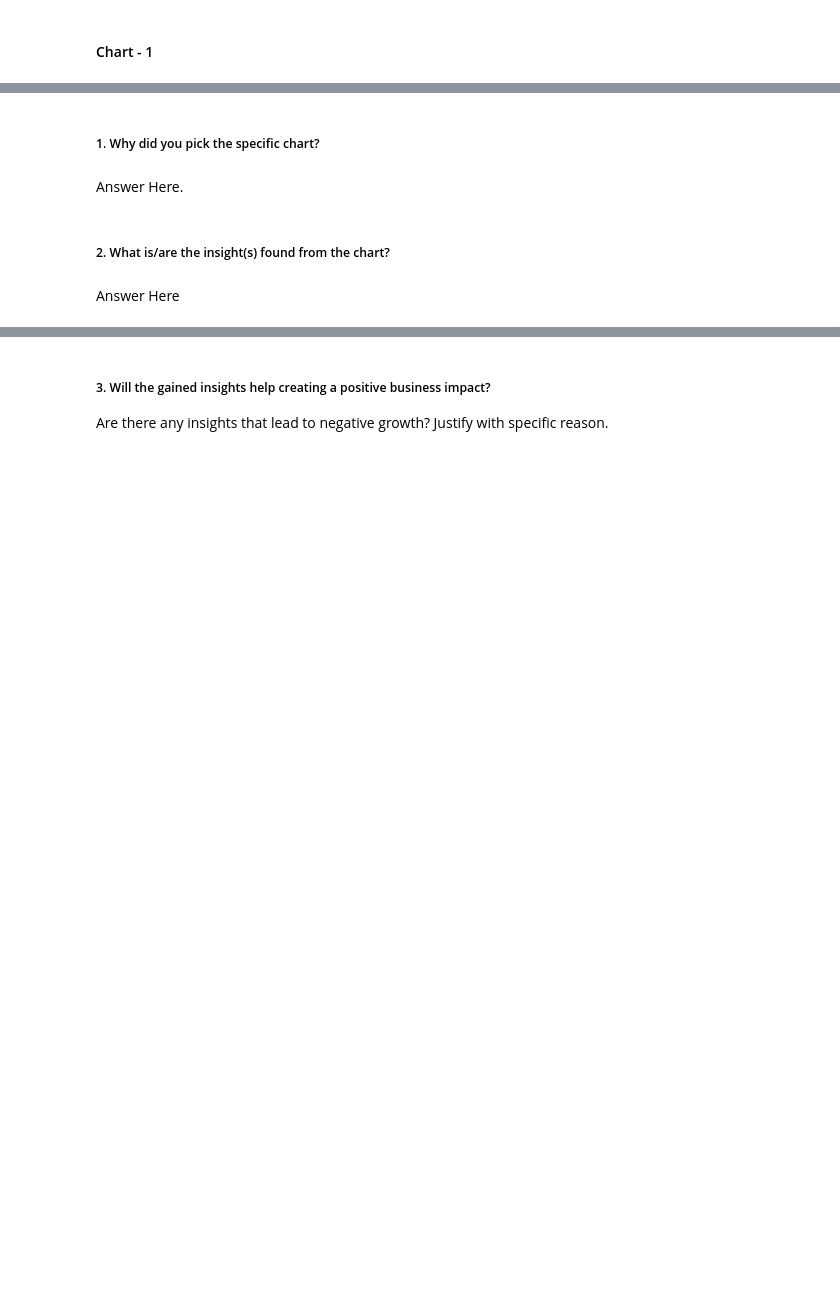
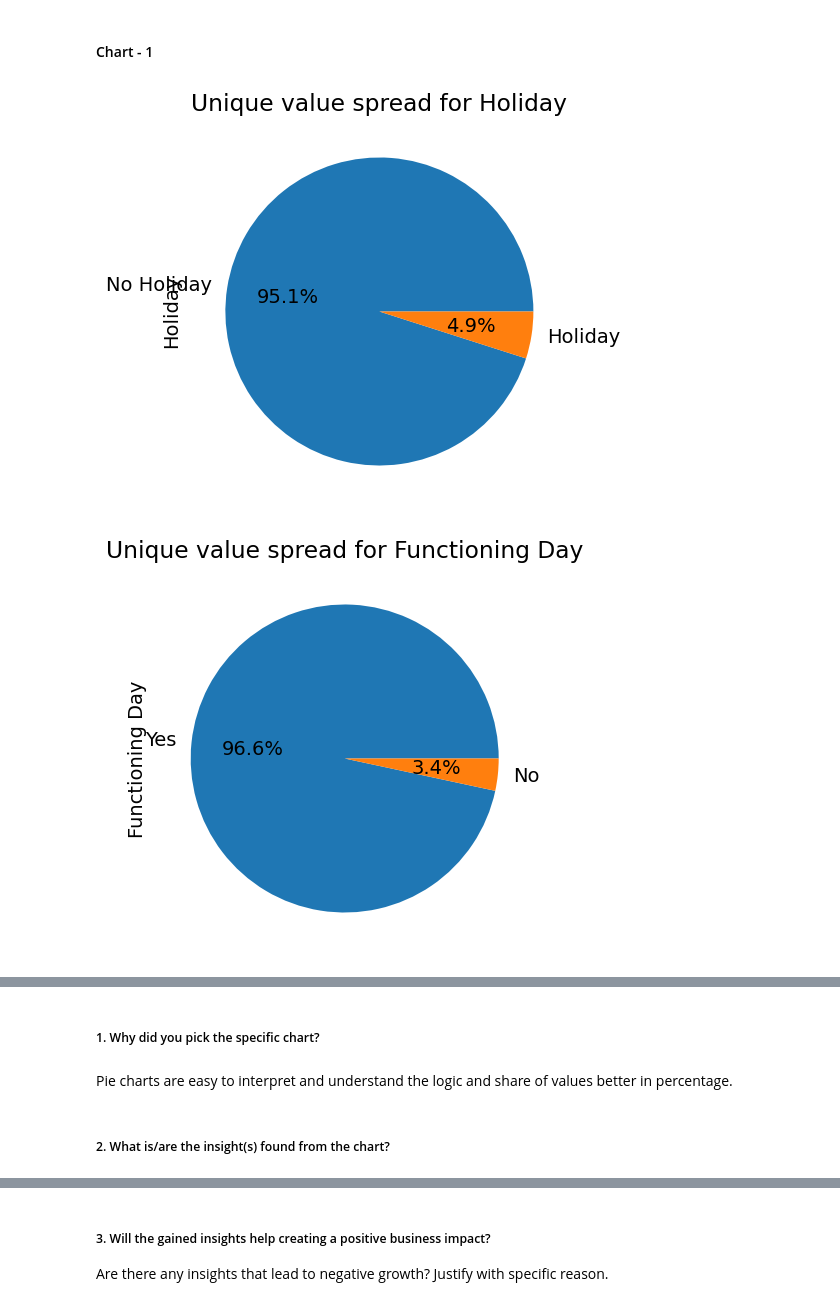
Before and after one commit to azizdafi/Bike-Sharing-Prediction, a Jupyter notebook: Bike_sharing_demand_Prediction_Sayed_Aziz.ipynb, the cells around one changed output, grey strips where cells are left out. Cells and saved outputs as stored; diff of their text form; code cells hidden in the pictures; blank space fills up the shorter version.

Commit message:
charts added, (work under progress)

```diff
--- a/Bike_sharing_demand_Prediction_Sayed_Aziz.ipynb
+++ b/Bike_sharing_demand_Prediction_Sayed_Aziz.ipynb
@@ -363,0 +371,16 @@ We found there were no missing values
+# %%
+# Chart - 1 visualization code
+# since we have minimum unique values for Holiday(2), Functioning day(2), and Seasons(4), we are plotting pie plot to understand their share in the dataframe
+# creating a list to loop
+x = ['Holiday', 'Functioning Day', 'Seasons', 'Year' ]
+# looping for every element in the list
+for elements in x:
+  spread = df[elements].value_counts()
+  # pictdistance 0.6 is set to display the value inside the chart, if set more than 1, it'll display outside the chart.
+  spread.plot(kind = 'pie', autopct='%1.1f%%', pctdistance=0.6)
+  #setting colum chart title
+  plt.title(f'Unique value spread for {elements}')
+  plt.show()
+# %% [output]
+[figure, added]
+[figure, added]
@@ -364,8 +389,6 @@ We found there were no missing values
 # %% [markdown]
 ##### 1. Why did you pick the specific chart?
-# %% [markdown]
-Answer Here.
+# %% [markdown]
+Pie charts are easy to interpret and understand the logic and share of values better in percentage.
 # %% [markdown]
 ##### 2. What is/are the insight(s) found from the chart?
-# %% [markdown]
-Answer Here
```
Also changed, not shown: parts of 32 cells of this notebook.
